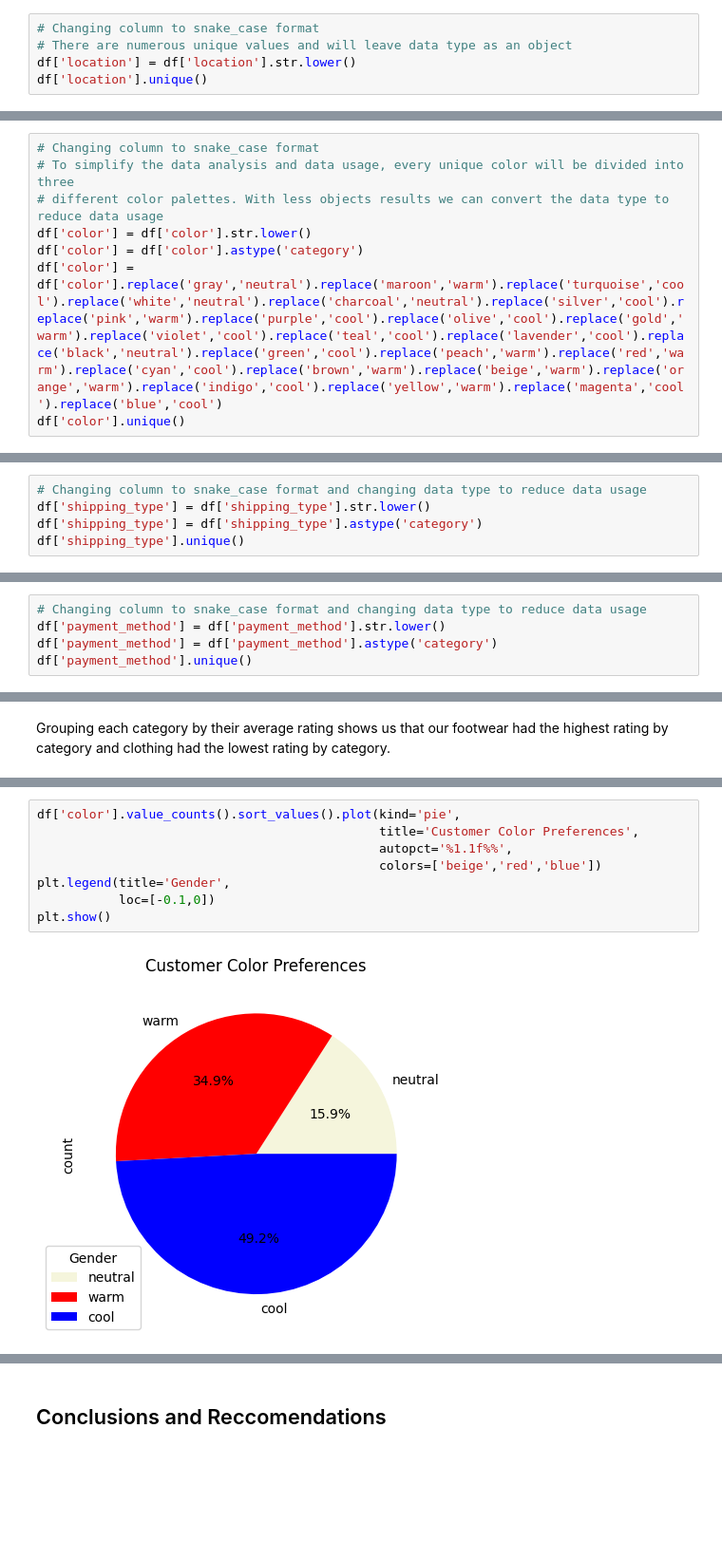
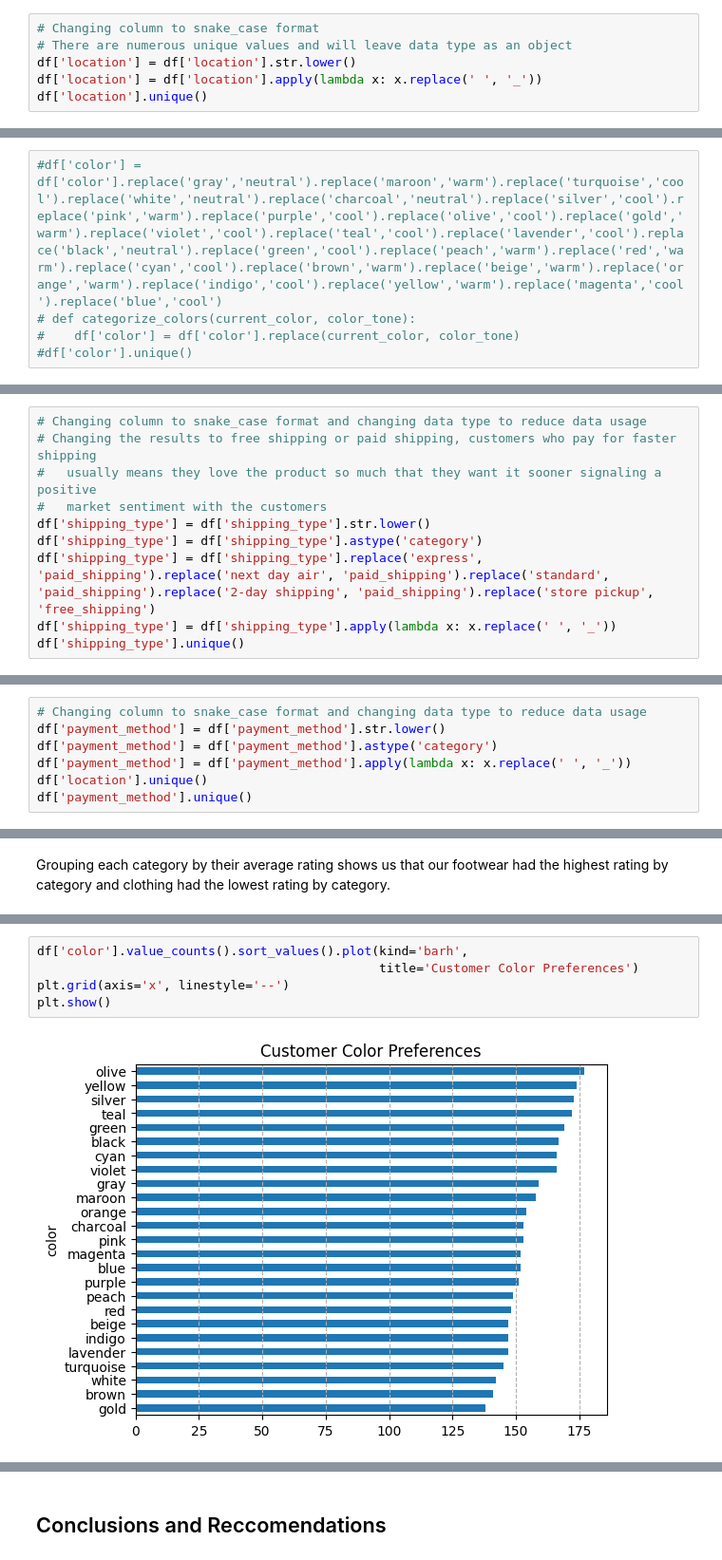
Before and after one commit to jasondo-da/shopping_behavior_analysis, a Jupyter notebook: shopping_behavior_analysis.ipynb, the cells around one changed output, grey strips where cells are left out. Shown: that part at 95% size. Cells and saved outputs as stored; diff of their text form; blank space fills up the shorter version.

```diff
--- a/shopping_behavior_analysis.ipynb
+++ b/shopping_behavior_analysis.ipynb
@@ -230,5 +274,6 @@ array(['Kentucky', 'Maine', 'Massachusetts', 'Rhode Island', 'Oregon',
 # Changing column to snake_case format
 # There are numerous unique values and will leave data type as an object
 df['location'] = df['location'].str.lower()
+df['location'] = df['location'].apply(lambda x: x.replace(' ', '_'))
 df['location'].unique()
 # %% [output]
@@ -265,10 +310,7 @@ array(['Gray', 'Maroon', 'Turquoise', 'White', 'Charcoal', 'Silver',
        'Black', 'Green', 'Peach', 'Red', 'Cyan', 'Brown', 'Beige',
        'Orange', 'Indigo', 'Yellow', 'Magenta', 'Blue'], dtype=object)
 # %%
-# Changing column to snake_case format
-# To simplify the data analysis and data usage, every unique color will be divided into three
-# different color palettes. With less objects results we can convert the data type to reduce data usage
-df['color'] = df['color'].str.lower()
-df['color'] = df['color'].astype('category')
-df['color'] = df['color'].replace('gray','neutral').replace('maroon','warm').replace('turquoise','cool').replace('white','neutral').replace('charcoal','neutral').replace('silver','cool').replace('pink','warm').replace('purple','cool').replace('olive','cool').replace('gold','warm').replace('violet','cool').replace('teal','cool').replace('lavender','cool').replace('black','neutral').replace('green','cool').replace('peach','warm').replace('red','warm').replace('cyan','cool').replace('brown','warm').replace('beige','warm').replace('orange','warm').replace('indigo','cool').replace('yellow','warm').replace('magenta','cool').replace('blue','cool')
-df['color'].unique()
+#df['color'] = df['color'].replace('gray','neutral').replace('maroon','warm').replace('turquoise','cool').replace('white','neutral').replace('charcoal','neutral').replace('silver','cool').replace('pink','warm').replace('purple','cool').replace('olive','cool').replace('gold','warm').replace('violet','cool').replace('teal','cool').replace('lavender','cool').replace('black','neutral').replace('green','cool').replace('peach','warm').replace('red','warm').replace('cyan','cool').replace('brown','warm').replace('beige','warm').replace('orange','warm').replace('indigo','cool').replace('yellow','warm').replace('magenta','cool').replace('blue','cool')
+# def categorize_colors(current_color, color_tone):
+#    df['color'] = df['color'].replace(current_color, color_tone)
+#df['color'].unique()
@@ -309,7 +357,12 @@ array(['Express', 'Free Shipping', 'Next Day Air', 'Standard',
        '2-Day Shipping', 'Store Pickup'], dtype=object)
 # %%
 # Changing column to snake_case format and changing data type to reduce data usage
+# Changing the results to free shipping or paid shipping, customers who pay for faster shipping
+#   usually means they love the product so much that they want it sooner signaling a positive
+#   market sentiment with the customers
 df['shipping_type'] = df['shipping_type'].str.lower()
 df['shipping_type'] = df['shipping_type'].astype('category')
+df['shipping_type'] = df['shipping_type'].replace('express', 'paid_shipping').replace('next day air', 'paid_shipping').replace('standard', 'paid_shipping').replace('2-day shipping', 'paid_shipping').replace('store pickup', 'free_shipping')
+df['shipping_type'] = df['shipping_type'].apply(lambda x: x.replace(' ', '_'))
 df['shipping_type'].unique()
 # %% [output]
@@ -405,5 +457,7 @@ array(['Venmo', 'Cash', 'Credit Card', 'PayPal', 'Bank Transfer',
 # Changing column to snake_case format and changing data type to reduce data usage
 df['payment_method'] = df['payment_method'].str.lower()
 df['payment_method'] = df['payment_method'].astype('category')
+df['payment_method'] = df['payment_method'].apply(lambda x: x.replace(' ', '_'))
+df['location'].unique()
 df['payment_method'].unique()
 # %% [output]
@@ -750,12 +809,9 @@ plt.show()
 # %% [output]
 [figure]
 # %%
-df['color'].value_counts().sort_values().plot(kind='pie',
-                                              title='Customer Color Preferences',
-                                              autopct='%1.1f%%',
-                                              colors=['beige','red','blue'])
-plt.legend(title='Gender',
-           loc=[-0.1,0])
+df['color'].value_counts().sort_values().plot(kind='barh',
+                                              title='Customer Color Preferences')
+plt.grid(axis='x', linestyle='--')
 plt.show()
 # %% [output]
-[figure, old version]
+[figure, new version]
```
Also changed, not shown: parts of 63 cells of this notebook.
